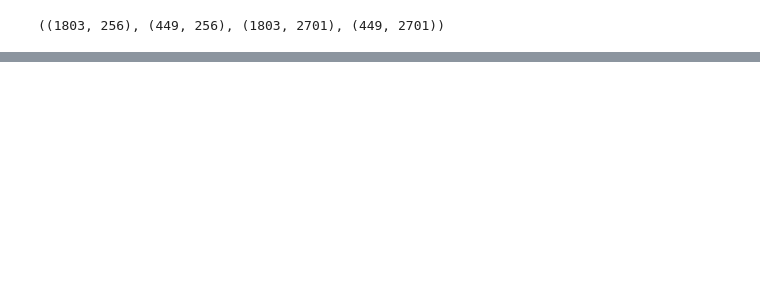
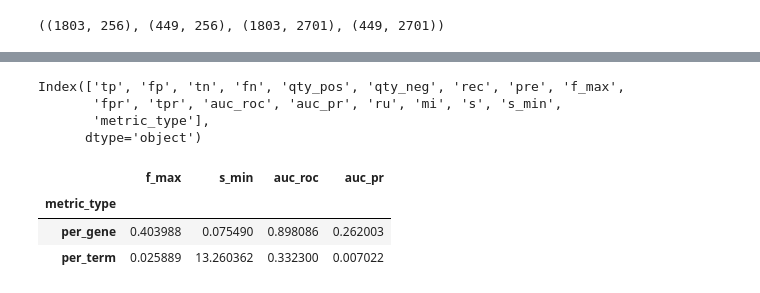
Before and after one commit to paccanarolab/prot2vec, a Jupyter notebook: PFP dot product.ipynb, the cells around one changed output, grey strips where cells are left out. Saved outputs shown, nothing was run; the diff lists cells and outputs as text; code cells hidden in the pictures; blank space fills up the shorter version.

```diff
--- a/PFP dot product.ipynb
+++ b/PFP dot product.ipynb
@@ -126,0 +116,4 @@ y_test.shape
+# %%
+information_content.set_index('goterm', inplace=True)
+# %%
+ic_sorted = information_content.loc[classes].values.flatten()
@@ -126,0 +127,2 @@ y_test.shape
+# %%
+metrics = get_metrics(y_test, y_proba, ic_sorted)
@@ -126,0 +134,17 @@ y_test.shape
+# %%
+metrics.columns
+# %% [output]
+Index(['tp', 'fp', 'tn', 'fn', 'qty_pos', 'qty_neg', 'rec', 'pre', 'f_max',
+       'fpr', 'tpr', 'auc_roc', 'auc_pr', 'ru', 'mi', 's', 's_min',
+       'metric_type'],
+      dtype='object')
+# %%
+eval_metrics = ['f_max', 's_min', 'auc_roc', 'auc_pr']
+evaluation = metrics[eval_metrics + ['metric_type']]
+# %%
+evaluation.groupby('metric_type').mean()
+# %% [output]
+|  | f_max | s_min | auc_roc | auc_pr |
+| metric_type |  |  |  |  |
+| per_gene | 0.403988 | 0.075490 | 0.898086 | 0.262003 |
+| per_term | 0.025889 | 13.260362 | 0.332300 | 0.007022 |
```
Also changed, not shown: parts of 29 cells of this notebook, 7 other files.
